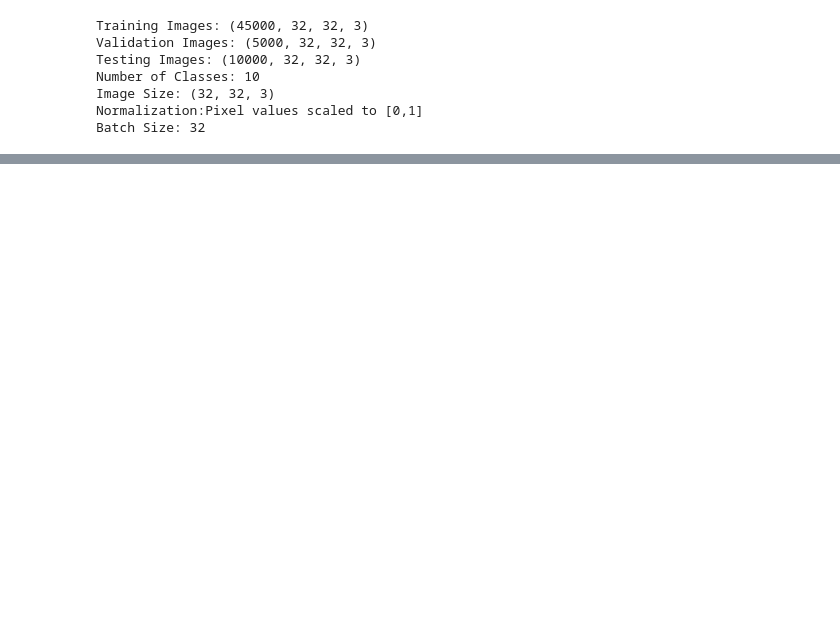
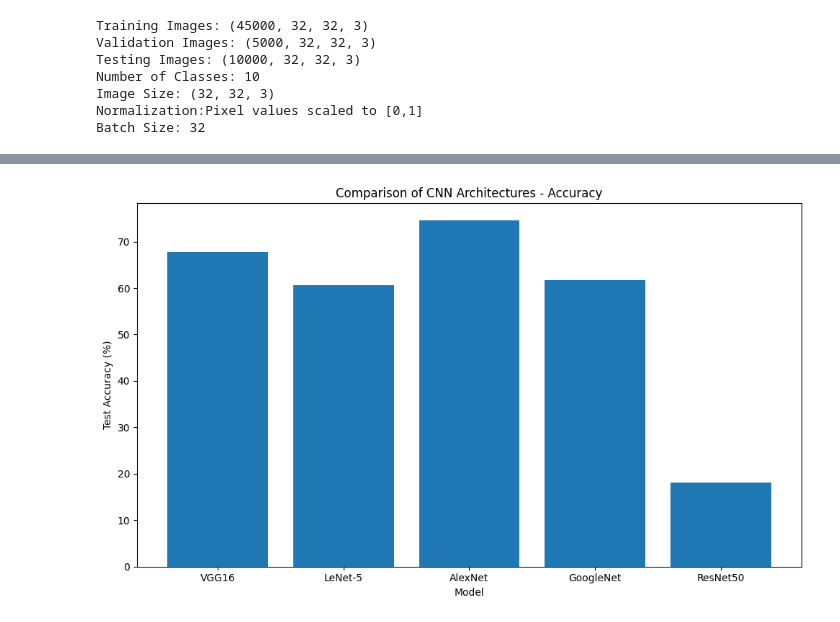
Before and after one commit to Mohula-Prasath/Deep_learning_lab, a Jupyter notebook: lab-4/dl-lab-4.ipynb, the cells around one changed output, grey strips where cells are left out. Cells and saved outputs as stored; diff of their text form; code cells hidden in the pictures; blank space fills up the shorter version.

```diff
--- a/lab-4/dl-lab-4.ipynb
+++ b/lab-4/dl-lab-4.ipynb
@@ -358,0 +749,22 @@ Fine Tuned Validation Accuracy: 0.6959999799728394
+# %%
+resnet_test_loss,resnet_test_accuracy=resnet_model.evaluate(x_test,y_test_cat,batch_size=32,verbose=0)
+
+resnet_y_pred_prob=resnet_model.predict(x_test,batch_size=32,verbose=0)
+resnet_y_pred=np.argmax(resnet_y_pred_prob,axis=1)
+
+resnet_accuracy=accuracy_score(y_test,resnet_y_pred)
+resnet_precision=precision_score(y_test,resnet_y_pred,average="weighted")
+resnet_recall=recall_score(y_test,resnet_y_pred,average="weighted")
+resnet_f1=f1_score(y_test,resnet_y_pred,average="weighted")
+
+print("ResNet50 Test Accuracy:",resnet_accuracy)
+print("ResNet50 Precision:",resnet_precision)
+print("ResNet50 Recall:",resnet_recall)
+print("ResNet50 F1-score:",resnet_f1)
+
+all_results["ResNet50"]={"parameters":resnet_total_parameters,"accuracy":resnet_accuracy*100,"training_time":resnet_training_time}
+
+del resnet_model
+del resnet_base
+K.clear_session()
+gc.collect()
@@ -358,0 +777,9 @@ Fine Tuned Validation Accuracy: 0.6959999799728394
+# %%
+print("MODEL COMPARISON")
+for model_name in all_results:
+ print(model_name,all_results[model_name])
+
+model_names=list(all_results.keys())
+model_accuracies=[all_results[m]["accuracy"] for m in model_names]
+model_parameters=[all_results[m]["parameters"] for m in model_names]
+model_times=[all_results[m]["training_time"] for m in model_names]
@@ -358,0 +793,11 @@ Fine Tuned Validation Accuracy: 0.6959999799728394
+# %%
+plt.figure(figsize=(10,6))
+plt.bar(model_names,model_accuracies)
+plt.xlabel("Model")
+plt.ylabel("Test Accuracy (%)")
+plt.title("Comparison of CNN Architectures - Accuracy")
+plt.tight_layout()
+plt.savefig("images/model_comparison_accuracy.eps",format="eps",dpi=600,bbox_inches="tight")
+plt.show()
+# %% [output]
+[figure, added]
```
Also changed, not shown: parts of 28 cells of this notebook.
